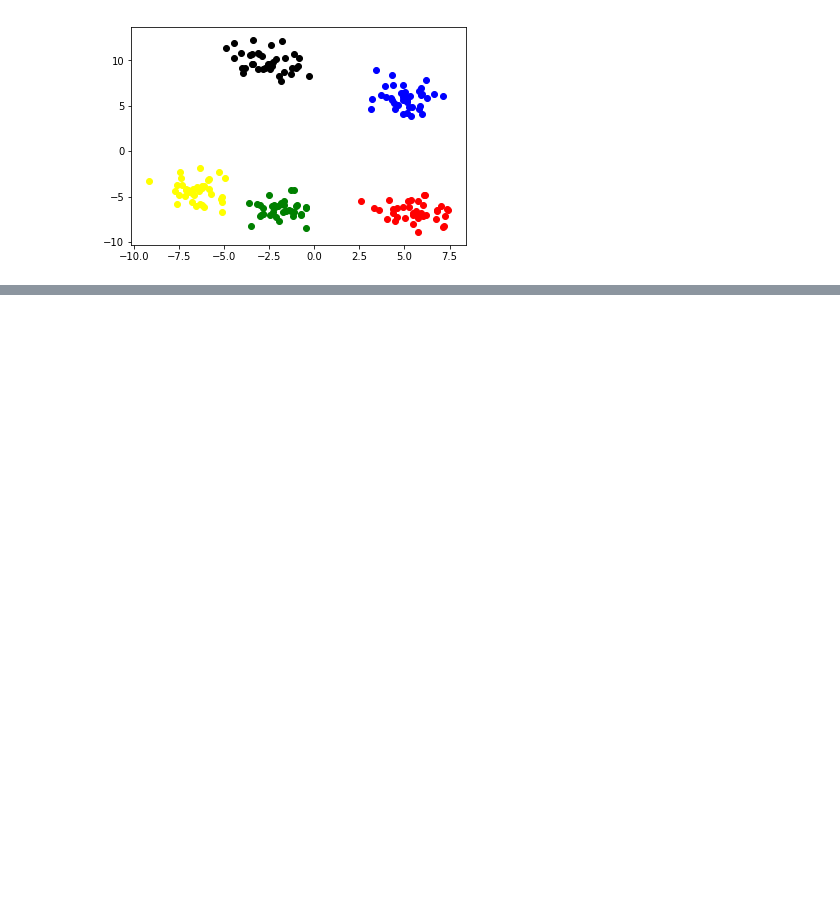
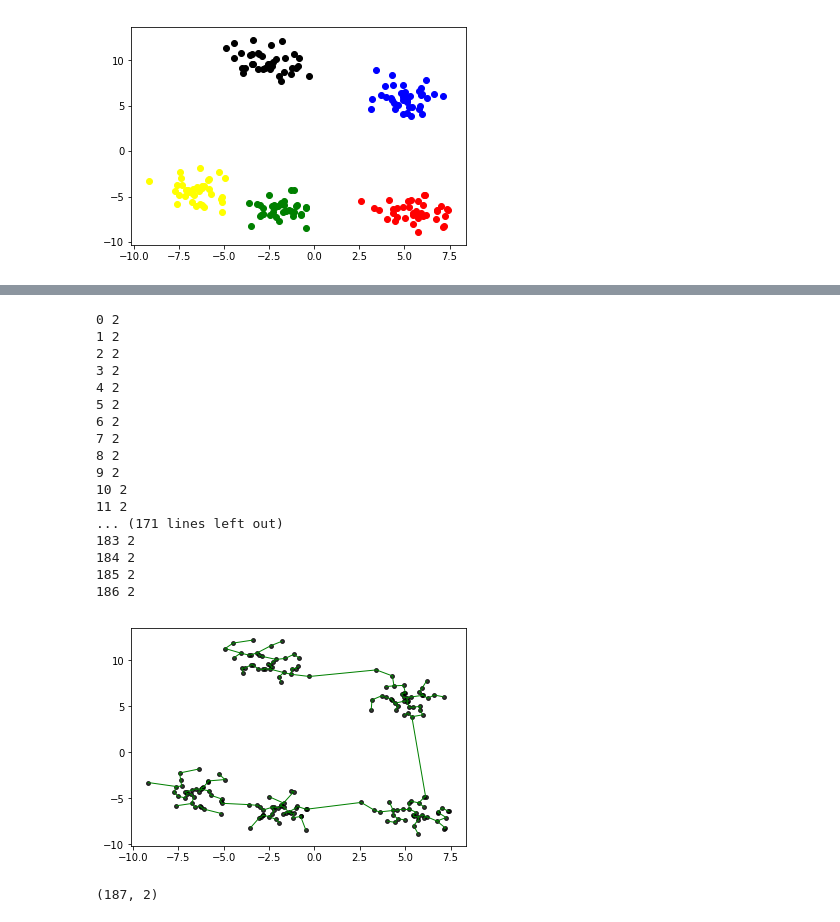
Before and after one commit to pradyumn014/GraphClustering, a Jupyter notebook: Fast Approximate MST clustering algorithm.ipynb, the cells around one changed output, grey strips where cells are left out. Saved outputs shown, nothing was run; the diff lists cells and outputs as text; code cells hidden in the pictures; blank space fills up the shorter version.

```diff
--- a/Fast Approximate MST clustering algorithm.ipynb
+++ b/Fast Approximate MST clustering algorithm.ipynb
@@ -188,0 +231,25 @@ brute_adj_list=create_edges()
+# %%
+brute_force_mst=prims_mst(brute_adj_list)
+# %%
+func(X,brute_force_mst)
+print X.shape
+# %% [output]
+0 2
+1 2
+2 2
+3 2
+4 2
+5 2
+6 2
+7 2
+8 2
+9 2
+10 2
+11 2
+... (171 lines left out)
+183 2
+184 2
+185 2
+186 2
+[figure, added]
+(187, 2)
```
Also changed, not shown: parts of 11 cells of this notebook.
